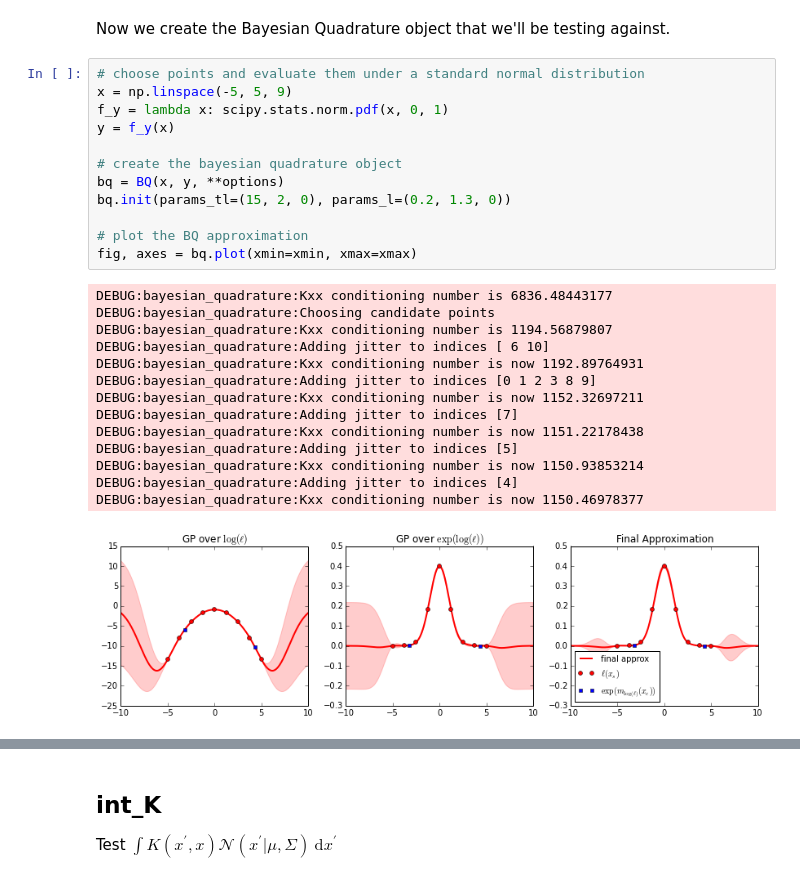
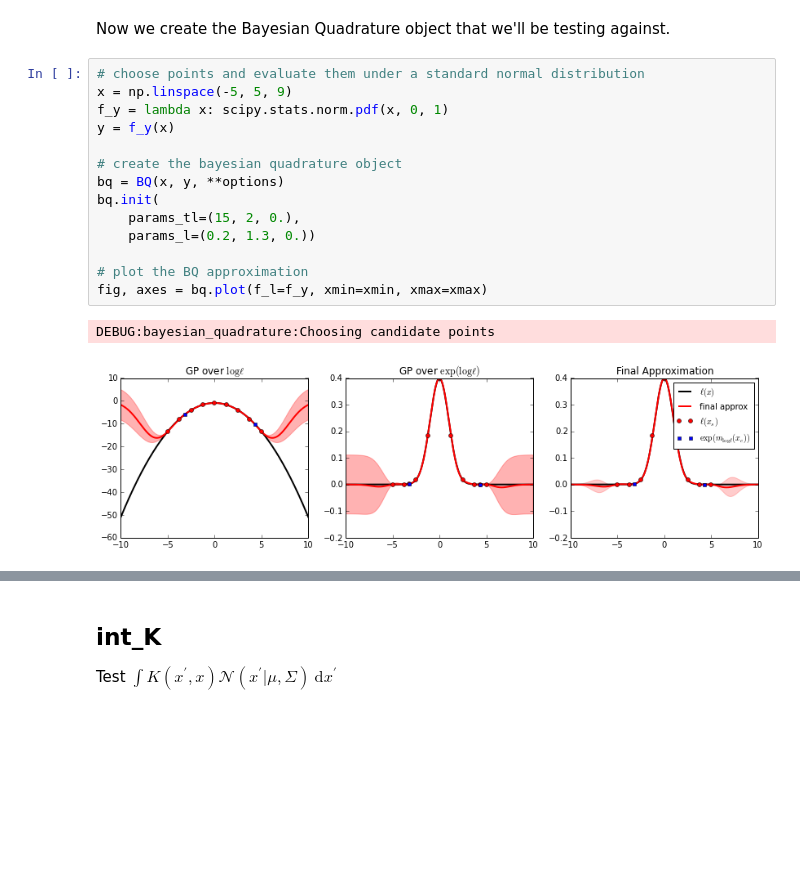
Before and after one commit to jhamrick/bayesian-quadrature, a Jupyter notebook: docs/ipynb/visual-tests.ipynb, the cells around one changed output, grey strips where cells are left out. Drawn from its saved outputs; the diff is of its cells as text; blank space fills up the shorter version.

Commit message:
Rerun visual tests

```diff
--- a/docs/ipynb/visual-tests.ipynb
+++ b/docs/ipynb/visual-tests.ipynb
@@ -113,30 +113,20 @@ Now we create the Bayesian Quadrature object that we'll be testing against.
 # %%
 # choose points and evaluate them under a standard normal distribution
 x = np.linspace(-5, 5, 9)
 f_y = lambda x: scipy.stats.norm.pdf(x, 0, 1)
 y = f_y(x)
 
 # create the bayesian quadrature object
 bq = BQ(x, y, **options)
-bq.init(params_tl=(15, 2, 0), params_l=(0.2, 1.3, 0))
+bq.init(
+    params_tl=(15, 2, 0.),
+    params_l=(0.2, 1.3, 0.))
 
 # plot the BQ approximation
-fig, axes = bq.plot(xmin=xmin, xmax=xmax)
+fig, axes = bq.plot(f_l=f_y, xmin=xmin, xmax=xmax)
 # %% [output]
-DEBUG:bayesian_quadrature:Kxx conditioning number is 6836.48443177
 DEBUG:bayesian_quadrature:Choosing candidate points
-DEBUG:bayesian_quadrature:Kxx conditioning number is 1194.56879807
-DEBUG:bayesian_quadrature:Adding jitter to indices [ 6 10]
-DEBUG:bayesian_quadrature:Kxx conditioning number is now 1192.89764931
-DEBUG:bayesian_quadrature:Adding jitter to indices [0 1 2 3 8 9]
-DEBUG:bayesian_quadrature:Kxx conditioning number is now 1152.32697211
-DEBUG:bayesian_quadrature:Adding jitter to indices [7]
-DEBUG:bayesian_quadrature:Kxx conditioning number is now 1151.22178438
-DEBUG:bayesian_quadrature:Adding jitter to indices [5]
-DEBUG:bayesian_quadrature:Kxx conditioning number is now 1150.93853214
-DEBUG:bayesian_quadrature:Adding jitter to indices [4]
-DEBUG:bayesian_quadrature:Kxx conditioning number is now 1150.46978377
-[figure, old version]
+[figure, new version]
 # %%
 fig, (ax1, ax2, ax3) = plt.subplots(3, 1, sharex=True)
 xmin, xmax = -10, 10
```
Also changed, not shown: parts of 17 cells of this notebook.
